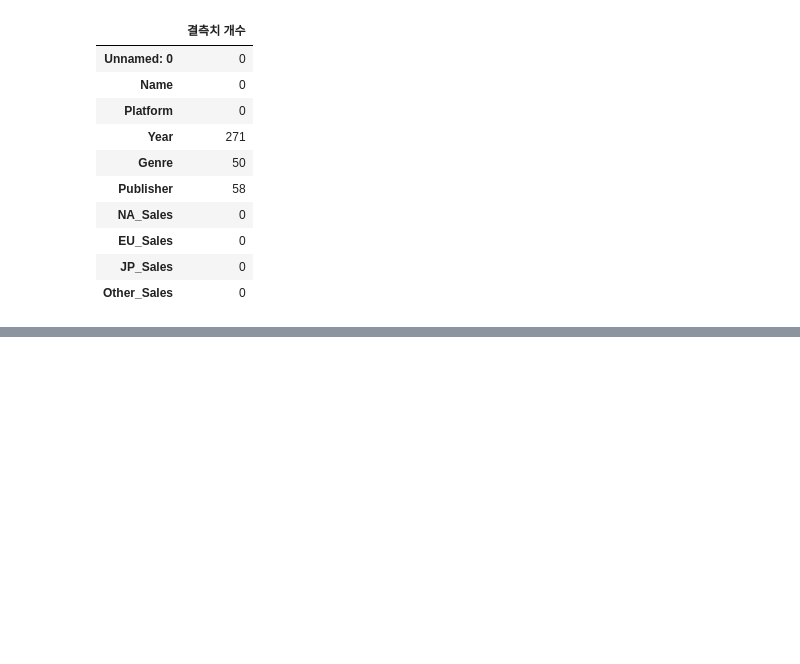
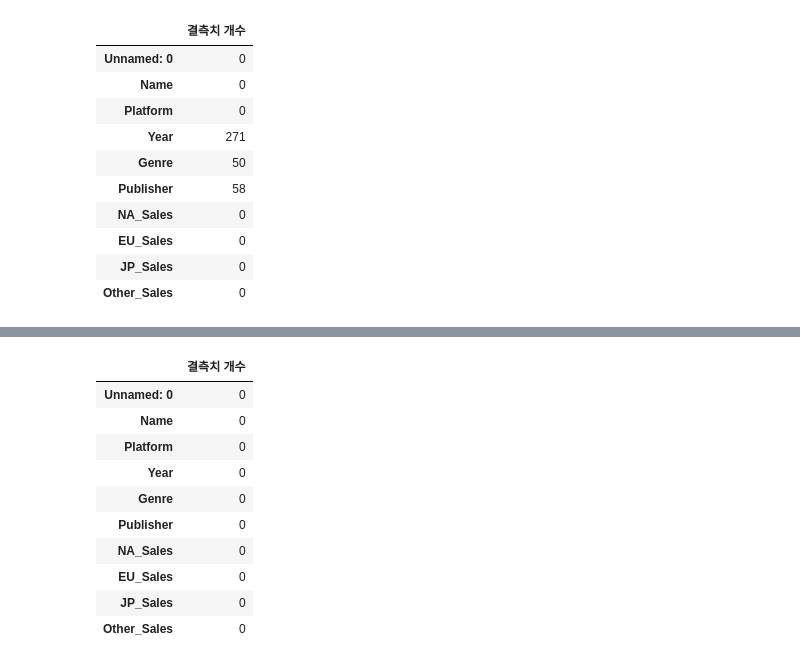
Before and after one commit to severancej/colorful_project, a Jupyter notebook: AI_14_장지은_Section1.ipynb, the cells around one changed output, grey strips where cells are left out. Saved outputs shown, nothing was run; the diff lists cells and outputs as text; code cells hidden in the pictures; blank space fills up the shorter version.

```diff
--- a/AI_14_장지은_Section1.ipynb
+++ b/AI_14_장지은_Section1.ipynb
@@ -119,2 +180,0 @@ df1[ df1['Genre'].isnull()]
-# %%
-df1['Genre'].fillna(0, inplace=True)
@@ -124,5 +181,17 @@ df1[df1['Year'].isnull() | df1['Genre'].isnull() | df1['Publisher'].isnull()]
-# %%
-# 결측치를 0으로 대체
-df1.fillna(0, inplace=True)
+# %%
+#제대로 삭제 되었는지 다시 확인
+pd.DataFrame(df1.isnull().sum(), columns=["결측치 개수"])
+# %% [output]
+|  | 결측치 개수 |
+| Unnamed: 0 | 0 |
+| Name | 0 |
+| Platform | 0 |
+| Year | 0 |
+| Genre | 0 |
+| Publisher | 0 |
+| NA_Sales | 0 |
+| EU_Sales | 0 |
+| JP_Sales | 0 |
+| Other_Sales | 0 |
 # %%
 df1.sample(5)
```
Also changed, not shown: parts of 12 cells of this notebook.
